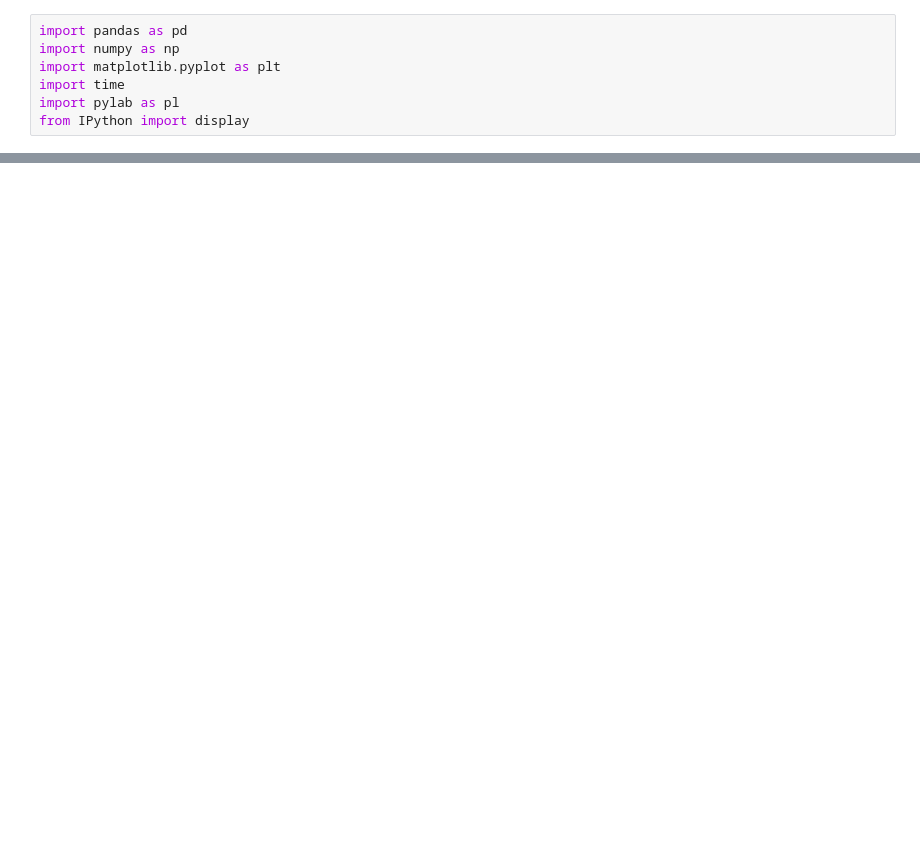
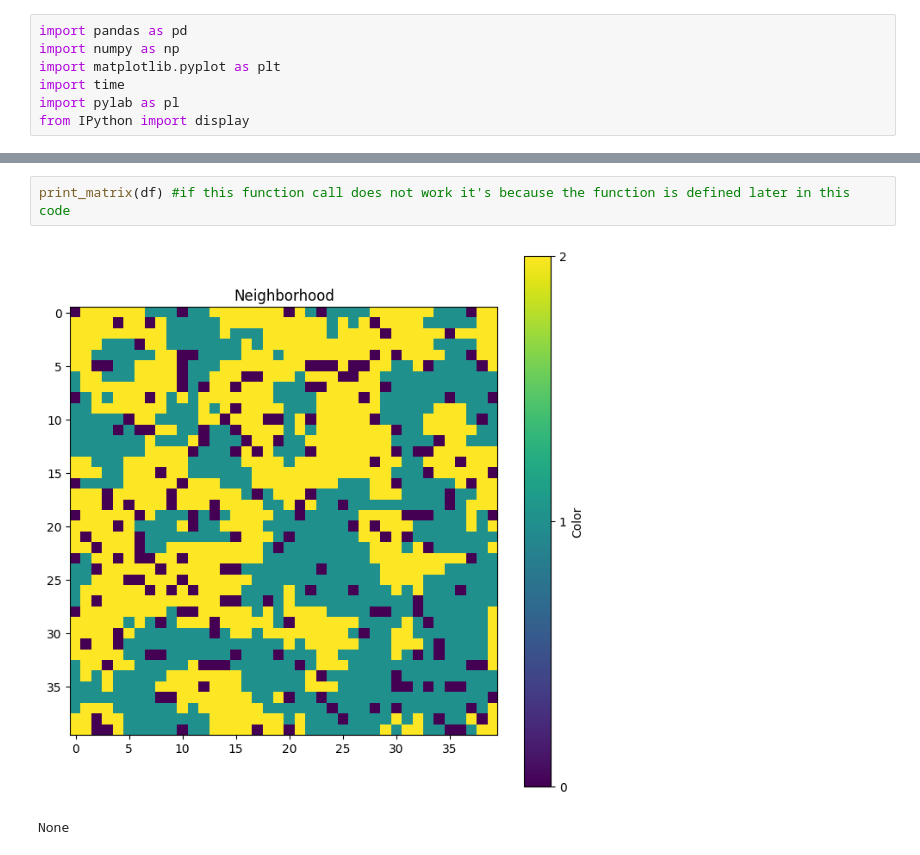
Before and after one commit to alvaraji/complexSystems, a Jupyter notebook: Homework 2/Homework2.ipynb, the cells around one changed output, grey strips where cells are left out. Cells and saved outputs as stored; diff of their text form; blank space fills up the shorter version.

```diff
--- a/Homework 2/Homework2.ipynb
+++ b/Homework 2/Homework2.ipynb
@@ -43,3 +60,8 @@ for i in range(int((ratio_RB*L**2)/2)):
 
 # Convert the matrix NumPy array to a pandas DataFrame
 df = pd.DataFrame(matrix)
+# %%
+print_matrix(df) #if this function call does not work it's because the function is defined later in this code
+# %% [output]
+[figure, added]
+None
```
Also changed, not shown: parts of 22 cells of this notebook.
